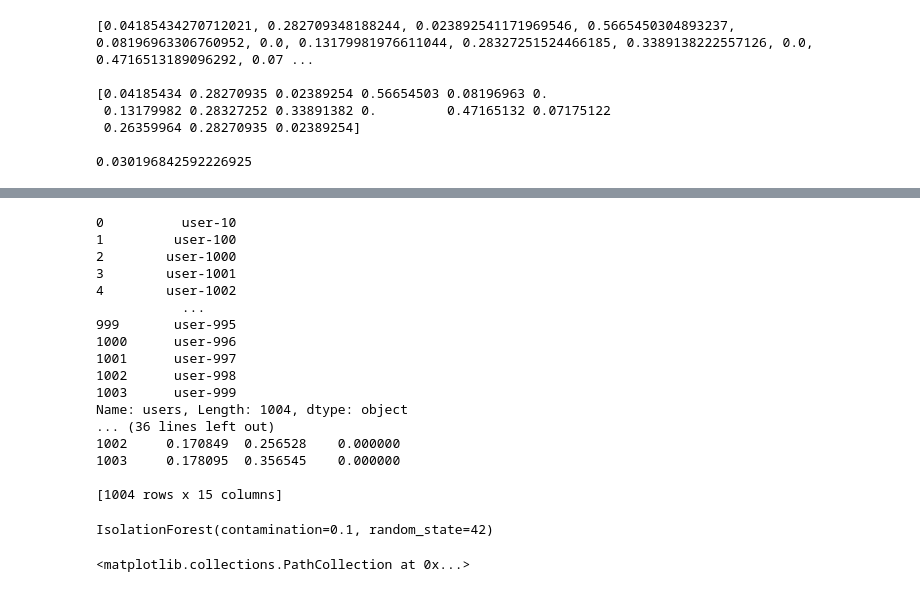
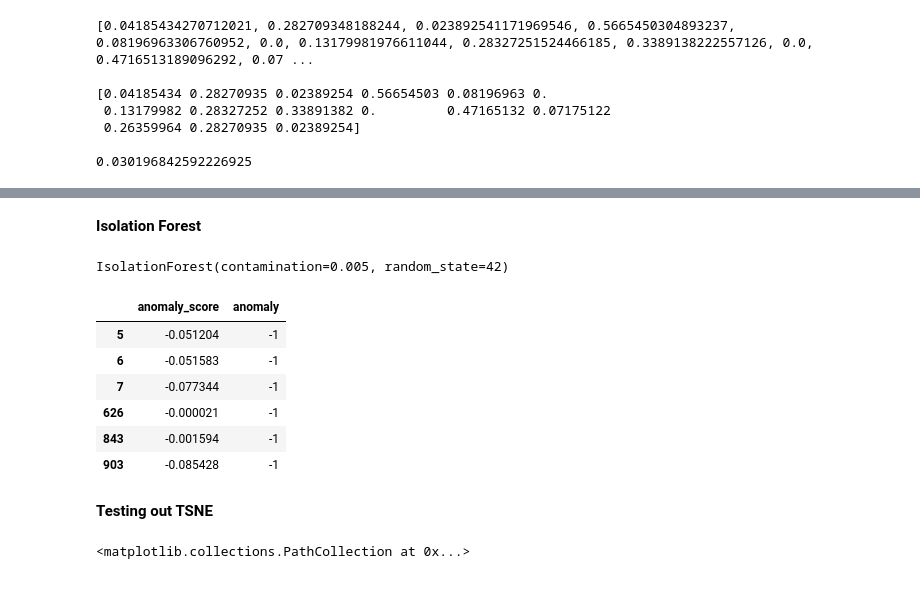
Before and after one commit to Request-analysis-ML/request-analyzer-model, a Jupyter notebook: score_based.ipynb, the cells around one changed output, grey strips where cells are left out. Cells and saved outputs as stored; diff of their text form; code cells hidden in the pictures.

Commit message:
Adjusted parameter in IsolationForest + plots the outliers

```diff
--- a/score_based.ipynb
+++ b/score_based.ipynb
@@ -160,35 +103,33 @@ users = df['users']
 #df_complete
 
 #Tror att vi vill hålla dem separat så att vi bara har numeriska värden att köra in i modellen. Men nu finns det en korrekt indexerad lista på alla användare:)
-print(users)
-print(df_tfidf_scores)
+#print(users)
+#print(df_tfidf_scores)
-# %% [output]
-0          user-10
-1         user-100
-2        user-1000
-3        user-1001
-4        user-1002
-           ...
-999       user-995
-1000      user-996
-1001      user-997
-1002      user-998
-1003      user-999
-Name: users, Length: 1004, dtype: object
-... (36 lines left out)
-1002     0.170849  0.256528    0.000000
-1003     0.178095  0.356545    0.000000
-
-[1004 rows x 15 columns]
+# %% [markdown]
+**Isolation Forest**
 # %%
 anomaly_inputs = ['profile', 'page', 'searchusers', 'block', 'chat', 'config', 'conversation', 'inbox', 'report', 'send', 'userconfig']
-model_if = IsolationForest(contamination=0.1, random_state=42)
+model_if = IsolationForest(contamination=0.005, random_state=42)
 model_if.fit(df_tfidf_scores[anomaly_inputs])
 # %% [output]
-IsolationForest(contamination=0.1, random_state=42)
+IsolationForest(contamination=0.005, random_state=42)
 # %%
 df_tfidf_scores['anomaly_score'] = model_if.decision_function(df_tfidf_scores[anomaly_inputs])
 df_tfidf_scores['anomaly'] = model_if.predict(df_tfidf_scores[anomaly_inputs])
+df_anomaly = df_tfidf_scores.loc[:,['anomaly_score', 'anomaly']]
+df_anomaly.loc[df_anomaly['anomaly']==-1]
+
+#Should we add variance as a feature to use with the isolation forest?
+# %% [output]
+|  | anomaly_score | anomaly |
+| 5 | -0.051204 | -1 |
+| 6 | -0.051583 | -1 |
+| 7 | -0.077344 | -1 |
+| 626 | -0.000021 | -1 |
+| 843 | -0.001594 | -1 |
+| 903 | -0.085428 | -1 |
+# %% [markdown]
+**Testing out TSNE**
 # %%
 #Visualizing data with t-SNE
 embedded_data = TSNE(perplexity=50.0, n_iter=2000).fit_transform(np.asarray(vect_logs.todense()))
```
Also changed, not shown: parts of 10 cells of this notebook.
